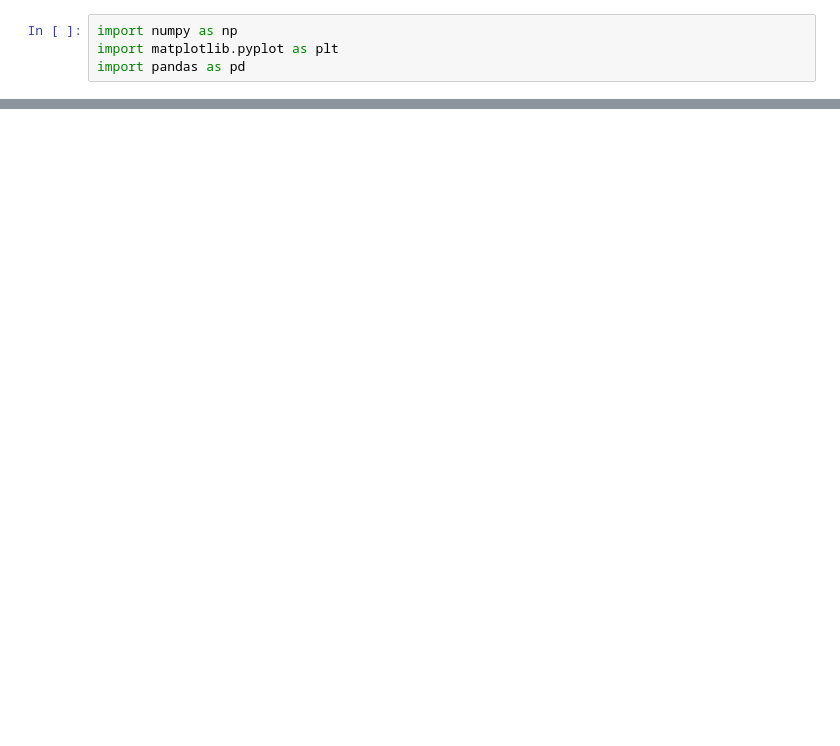
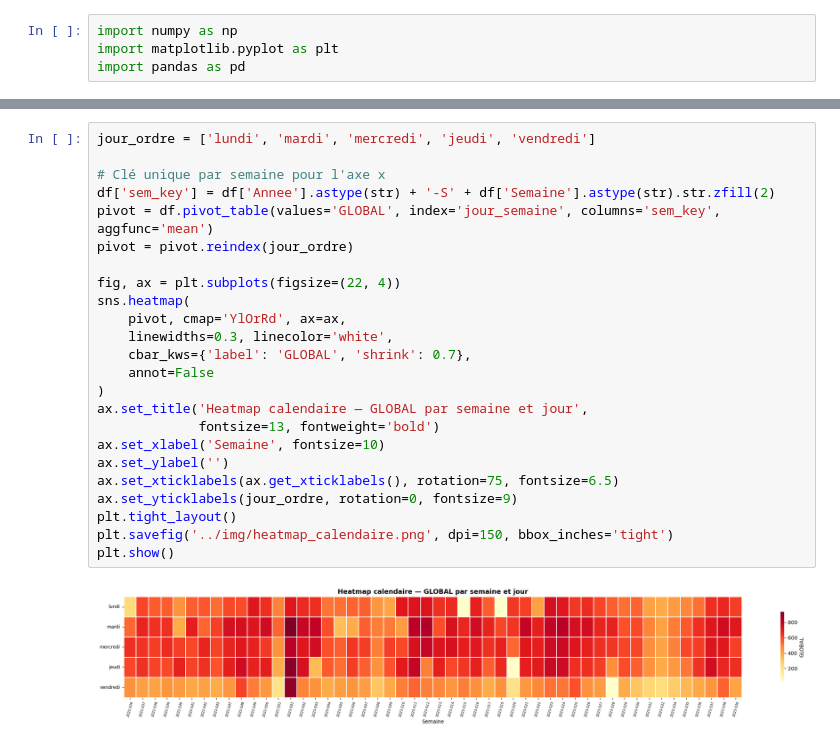
Before and after one commit to dolipran3/ProjetFISA, a Jupyter notebook: src/visualisation.ipynb, the cells around one changed output, grey strips where cells are left out. Cells and saved outputs as stored; diff of their text form; blank space fills up the shorter version.

```diff
--- a/src/visualisation.ipynb
+++ b/src/visualisation.ipynb
@@ -207,0 +306,26 @@ print(stats)
+# %%
+jour_ordre = ['lundi', 'mardi', 'mercredi', 'jeudi', 'vendredi']
+
+# Clé unique par semaine pour l'axe x
+df['sem_key'] = df['Annee'].astype(str) + '-S' + df['Semaine'].astype(str).str.zfill(2)
+pivot = df.pivot_table(values='GLOBAL', index='jour_semaine', columns='sem_key', aggfunc='mean')
+pivot = pivot.reindex(jour_ordre)
+
+fig, ax = plt.subplots(figsize=(22, 4))
+sns.heatmap(
+    pivot, cmap='YlOrRd', ax=ax,
+    linewidths=0.3, linecolor='white',
+    cbar_kws={'label': 'GLOBAL', 'shrink': 0.7},
+    annot=False
+)
+ax.set_title('Heatmap calendaire — GLOBAL par semaine et jour',
+             fontsize=13, fontweight='bold')
+ax.set_xlabel('Semaine', fontsize=10)
+ax.set_ylabel('')
+ax.set_xticklabels(ax.get_xticklabels(), rotation=75, fontsize=6.5)
+ax.set_yticklabels(jour_ordre, rotation=0, fontsize=9)
+plt.tight_layout()
+plt.savefig('../img/heatmap_calendaire.png', dpi=150, bbox_inches='tight')
+plt.show()
+# %% [output]
+[figure, added]
```
Also changed, not shown: parts of 18 cells of this notebook, 12 other files.
